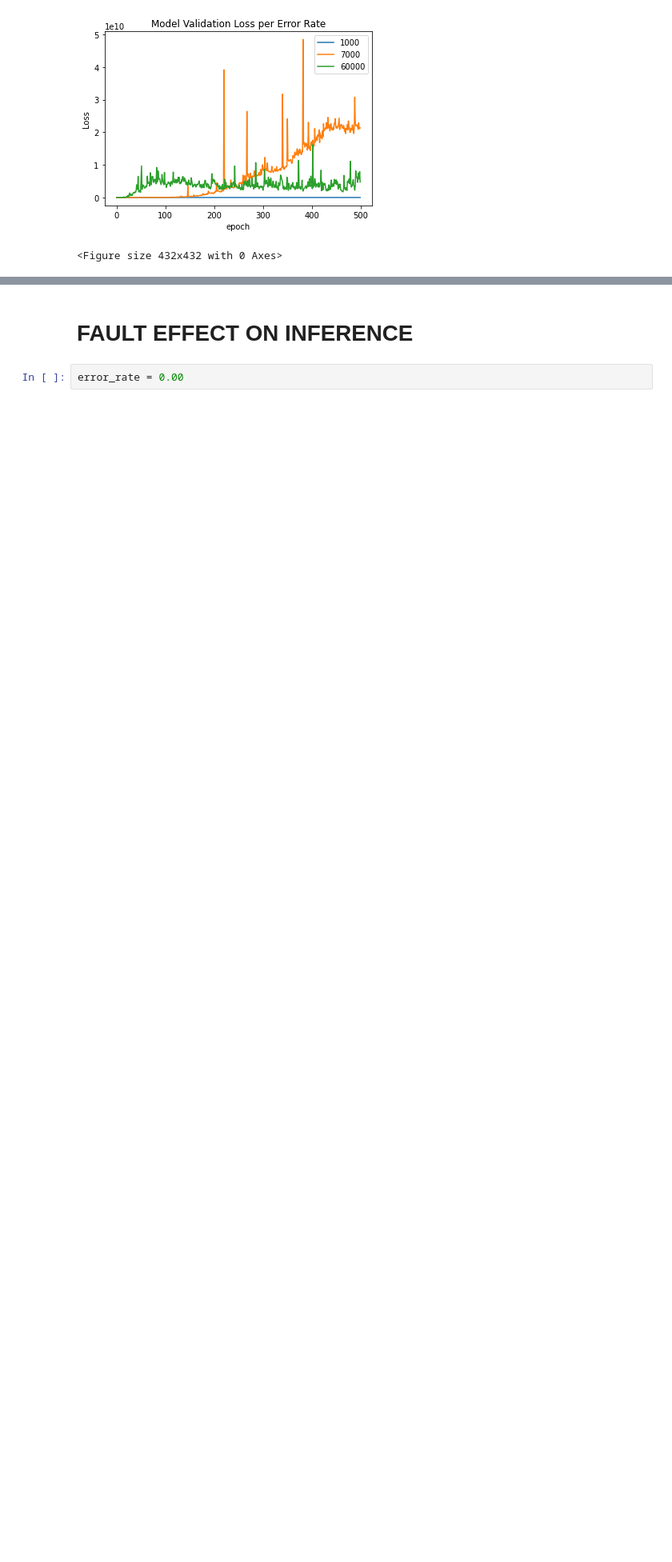
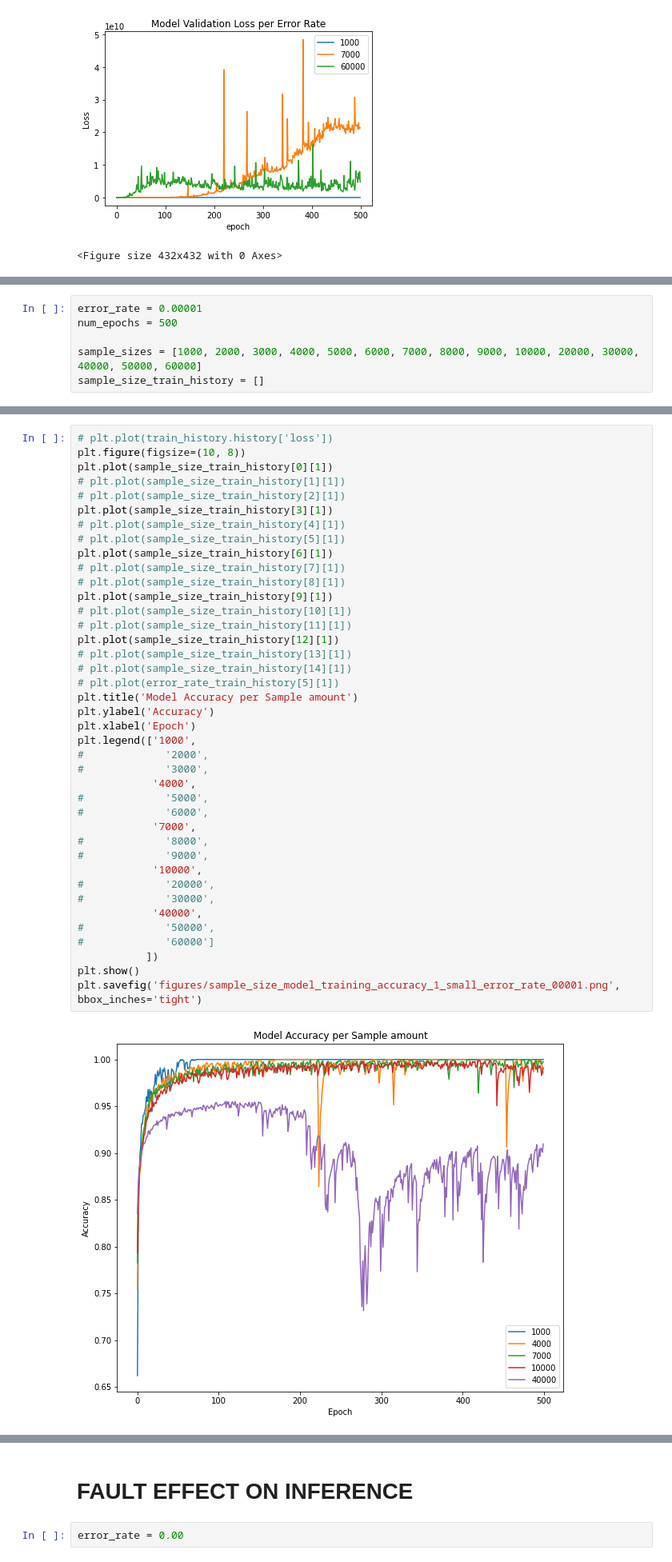
Before and after one commit to dPhanekham/tf2_error_injection, a Jupyter notebook: iris_inject_errors/mnist_fashion_fault_injection.ipynb, the cells around one changed output, grey strips where cells are left out. Shown at 80% size. Saved outputs shown, nothing was run; the diff lists cells and outputs as text; blank space fills up the shorter version.

```diff
--- a/iris_inject_errors/mnist_fashion_fault_injection.ipynb
+++ b/iris_inject_errors/mnist_fashion_fault_injection.ipynb
@@ -747,0 +750,6 @@ plt.savefig('figures/error_model_loss', bbox_inches='tight')
+# %%
+error_rate = 0.00001
+num_epochs = 500
+
+sample_sizes = [1000, 2000, 3000, 4000, 5000, 6000, 7000, 8000, 9000, 10000, 20000, 30000, 40000, 50000, 60000]
+sample_size_train_history = []
@@ -747,0 +812,42 @@ plt.savefig('figures/error_model_loss', bbox_inches='tight')
+# %%
+# plt.plot(train_history.history['loss'])
+plt.figure(figsize=(10, 8))
+plt.plot(sample_size_train_history[0][1])
+# plt.plot(sample_size_train_history[1][1])
+# plt.plot(sample_size_train_history[2][1])
+plt.plot(sample_size_train_history[3][1])
+# plt.plot(sample_size_train_history[4][1])
+# plt.plot(sample_size_train_history[5][1])
+plt.plot(sample_size_train_history[6][1])
+# plt.plot(sample_size_train_history[7][1])
+# plt.plot(sample_size_train_history[8][1])
+plt.plot(sample_size_train_history[9][1])
+# plt.plot(sample_size_train_history[10][1])
+# plt.plot(sample_size_train_history[11][1])
+plt.plot(sample_size_train_history[12][1])
+# plt.plot(sample_size_train_history[13][1])
+# plt.plot(sample_size_train_history[14][1])
+# plt.plot(error_rate_train_history[5][1])
+plt.title('Model Accuracy per Sample amount')
+plt.ylabel('Accuracy')
+plt.xlabel('Epoch')
+plt.legend(['1000',
+#             '2000',
+#             '3000',
+            '4000',
+#             '5000',
+#             '6000',
+            '7000',
+#             '8000',
+#             '9000',
+            '10000',
+#             '20000',
+#             '30000',
+            '40000',
+#             '50000',
+#             '60000']
+           ])
+plt.show()
+plt.savefig('figures/sample_size_model_training_accuracy_1_small_error_rate_00001.png', bbox_inches='tight')
+# %% [output]
+[figure, added]
```
Also changed, not shown: parts of 5 cells of this notebook, 3 other files.
